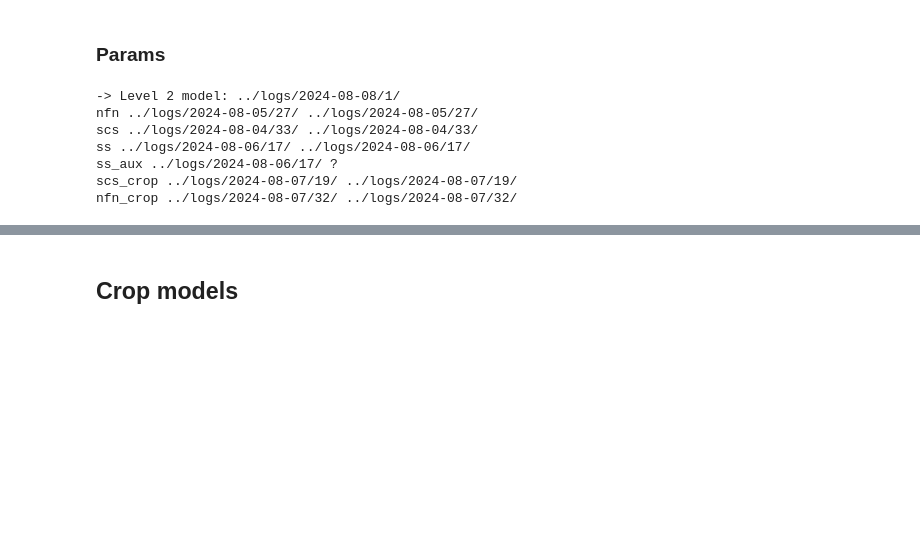
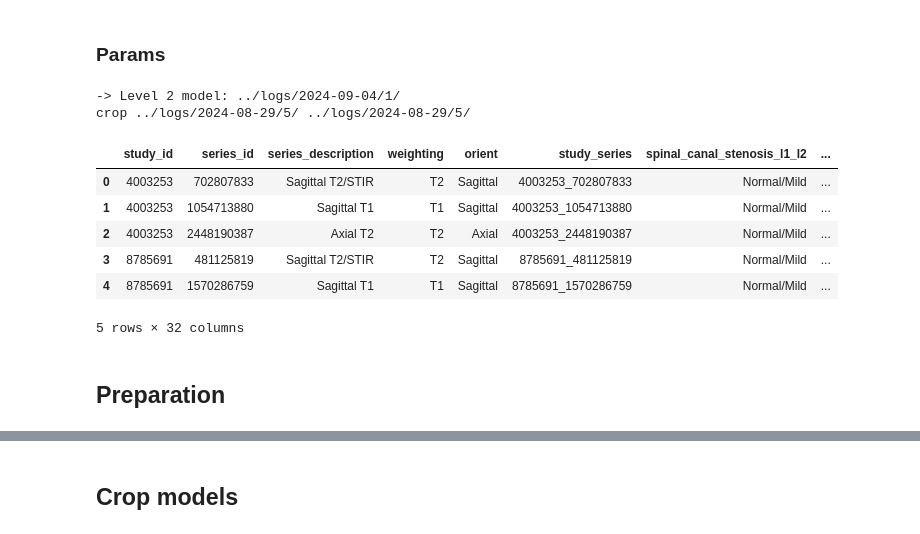
Before and after one commit to TheoViel/kaggle_rsna_lumbar_spine, a Jupyter notebook: notebooks/Inference.ipynb, the cells around one changed output, grey strips where cells are left out. Cells and saved outputs as stored; diff of their text form; code cells hidden in the pictures; blank space fills up the shorter version.

```diff
--- a/notebooks/Inference.ipynb
+++ b/notebooks/Inference.ipynb
@@ -82,17 +94,21 @@ if DEBUG:
     df_meta = pd.read_csv(ROOT_DATA_DIR + "train_series_descriptions.csv")
 else:
     df_meta = pd.read_csv(ROOT_DATA_DIR + "test_series_descriptions.csv")
-df_meta = df_meta.set_index(["study_id", "series_id"])
+
 df_meta["weighting"] = df_meta["series_description"].apply(lambda x: x.split()[1][:2])
 df_meta["orient"] = df_meta["series_description"].apply(lambda x: x.split()[0])
+df_meta["study_series"] = df_meta["study_id"].astype(str) + "_" + df_meta["series_id"].astype(str)
 
 if DEBUG:
     if EVAL:
         DATA_PATH = ROOT_DATA_DIR + "train_images/"
-        FOLDS_FILE = DEBUG_DATA_DIR + "folds_4.csv"
-        folds_dict = pd.read_csv(FOLDS_FILE).set_index("study_id").to_dict()["fold"]
+        FOLDS_FILE = DEBUG_DATA_DIR + "train_folded_v1.csv"
+        folds = pd.read_csv(FOLDS_FILE)
+        df_meta = df_meta.merge(folds, how="left")
+        df_meta = df_meta[df_meta['fold'] == 1].reset_index(drop=True)
     else:
         DATA_PATH = DEBUG_DATA_DIR + "debug_images/"
+        df_meta = df_meta.head(3)
 # %%
 BATCH_SIZE = 32
 BATCH_SIZE_2 = 512
@@ -104,20 +121,24 @@ FOLD = 0 if DEBUG else "fullfit_0"
 PLOT = DEBUG and not EVAL
 # %%
 EXP_FOLDERS = {
-    "scs": ("../logs/2024-08-04/33/", [FOLD]),
-    "nfn": ("../logs/2024-08-05/27/", [FOLD]),
-    "ss": ("../logs/2024-08-06/17/", [FOLD]),
+    # "scs": ("../logs/2024-08-04/33/", [FOLD]),
+    # "nfn": ("../logs/2024-08-05/27/", [FOLD]),
+    # "ss": ("../logs/2024-08-06/17/", [FOLD]),
+}
+
+COORDS_FOLDERS = {
+    "sag": ("../logs/2024-08-29/0/", FOLD),
+    "ax": ("../logs/2024-09-02/33/", FOLD),
 }
 
 CROP_EXP_FOLDERS = {
-    "scs_crop": ("../logs/2024-08-07/19/", [FOLD]),
-    "nfn_crop": ("../logs/2024-08-07/32/", [FOLD]),
+    "crop": ("../logs/2024-08-29/5/", [FOLD], "crops_0.1"),
 }
 
 EXP_FOLDERS_2 = [
-    "../logs/2024-08-08/1/",
+    "../logs/2024-09-04/1/",
 ]
-FOLDS_2 = [0] if DEBUG else [0, 1, 2, 3]
+FOLDS_2 = [FOLD] if DEBUG else [0, 1, 2, 3]
 
 EXP_FOLDER_3D = "../logs/2024-07-31/25/"
 
@@ -128,13 +149,18 @@ for f in EXP_FOLDERS_2:
         print(k, folders[k], EXP_FOLDERS.get(k, CROP_EXP_FOLDERS.get(k, ["?"]))[0])
     print()
 # %% [output]
--> Level 2 model: ../logs/2024-08-08/1/
-nfn ../logs/2024-08-05/27/ ../logs/2024-08-05/27/
-scs ../logs/2024-08-04/33/ ../logs/2024-08-04/33/
-ss ../logs/2024-08-06/17/ ../logs/2024-08-06/17/
-ss_aux ../logs/2024-08-06/17/ ?
-scs_crop ../logs/2024-08-07/19/ ../logs/2024-08-07/19/
-nfn_crop ../logs/2024-08-07/32/ ../logs/2024-08-07/32/
+-> Level 2 model: ../logs/2024-09-04/1/
+crop ../logs/2024-08-29/5/ ../logs/2024-08-29/5/
+# %%
+df_meta.head(5)
+# %% [output]
+|  | study_id | series_id | series_description | weighting | orient | study_series | spinal_canal_stenosis_l1_l2 | ... |
+| 0 | 4003253 | 702807833 | Sagittal T2/STIR | T2 | Sagittal | 4003253_702807833 | Normal/Mild | ... |
+| 1 | 4003253 | 1054713880 | Sagittal T1 | T1 | Sagittal | 4003253_1054713880 | Normal/Mild | ... |
+| 2 | 4003253 | 2448190387 | Axial T2 | T2 | Axial | 4003253_2448190387 | Normal/Mild | ... |
+| 3 | 8785691 | 481125819 | Sagittal T2/STIR | T2 | Sagittal | 8785691_481125819 | Normal/Mild | ... |
+| 4 | 8785691 | 1570286759 | Sagittal T1 | T1 | Sagittal | 8785691_1570286759 | Normal/Mild | ... |
+5 rows × 32 columns
 # %%
 # from util.logger import upload_to_kaggle
 
@@ -143,3 +169,5 @@ nfn_crop ../logs/2024-08-07/32/ ../logs/2024-08-07/32/
 # folders += EXP_FOLDERS_2 + [EXP_FOLDER_3D]
 
 # upload_to_kaggle(folders, "../output/dataset_1/", "RSNA 2024 Weights 1")
+# %% [markdown]
+## Preparation
```
Also changed, not shown: parts of 32 cells of this notebook, 10 other files.
